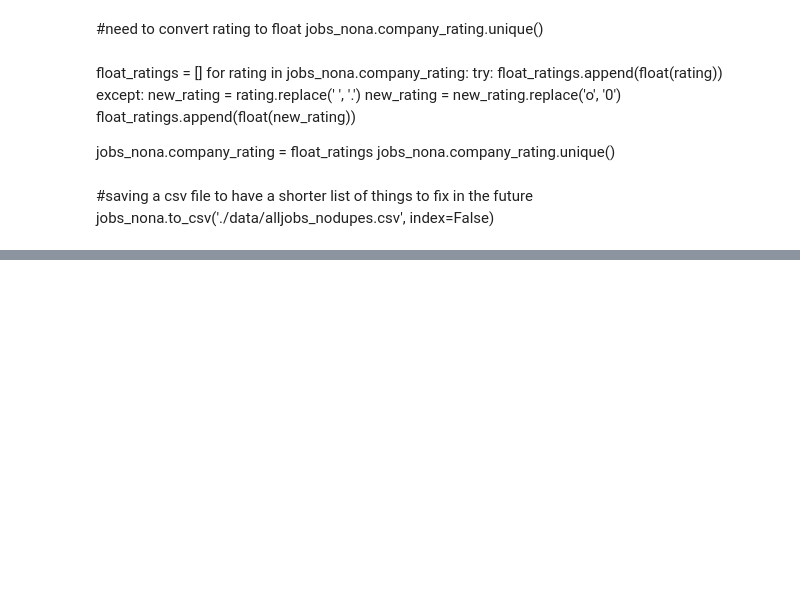
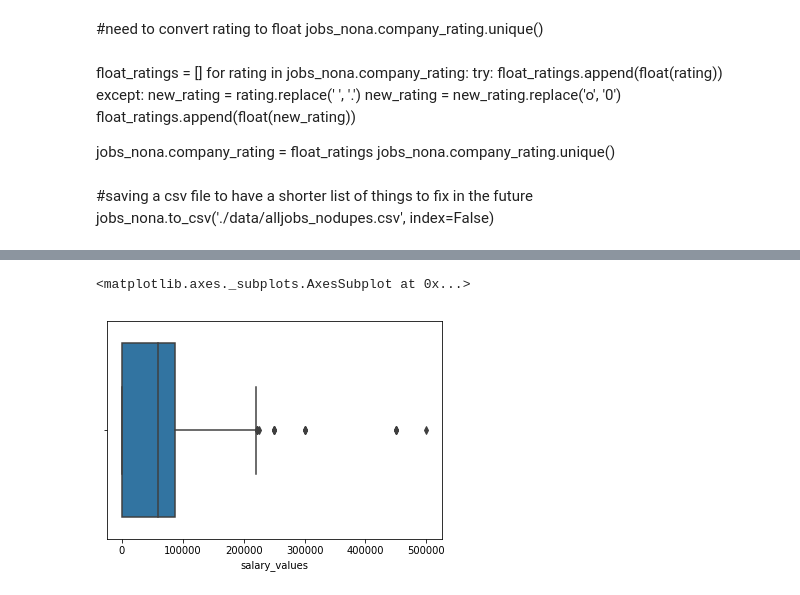
Before and after one commit to LydiaPeabody/job-description-gender-analysis, a Jupyter notebook: JD_data_cleaning.ipynb, the cells around one changed output, grey strips where cells are left out. Cells and saved outputs as stored; diff of their text form; code cells hidden in the pictures; blank space fills up the shorter version.

```diff
--- a/JD_data_cleaning.ipynb
+++ b/JD_data_cleaning.ipynb
@@ -130,0 +97,22 @@ TypeError: expected string or bytes-like object
+# %%
+from nltk.corpus import stopwords
+from nltk.tokenize import word_tokenize
+
+
+stop_words = set(stopwords.words('english'))
+# %%
+#removing nltk stop-words in each jd
+jd_no_stopwords = []
+for jd in jobs_nodupes.job_description_all_text:
+
+    translator = str.maketrans('', '', string.punctuation)
+    no_stops_jd = jd.lower()
+    no_stops_jd = jd.translate(translator)
+
+
+    word_tokens = word_tokenize(no_stops_jd)
+    filtered_jd_words = [w for w in [w.lower() for w in word_tokens] if w not in stop_words]
+
+    jd_no_stopwords.append(filtered_jd_words)
+
+jobs_nodupes['jd_no_stopwords'] = jd_no_stopwords
@@ -130,0 +125,21 @@ TypeError: expected string or bytes-like object
+# %%
+def find_salary_mean(salary_text):
+
+    """accepts a collection of strings including salary numbers
+    returns either the number in the text or the mean if multiple numbers"""
+
+    try:
+        find_numbers = re.findall('\d*', salary_text.replace(',', ''))
+        salary_values = [int(number) for number in find_numbers if number != '']
+        salary_mean = np.mean(salary_values)
+    except:
+        salary_mean = np.nan
+
+    return salary_mean
+# %%
+jobs_nodupes['salary_values'] = [find_salary_mean(salary) for salary in jobs_nodupes.salary_data_text]
+# %%
+sns.boxplot(jobs_nodupes.salary_values)
+# %% [output]
+<matplotlib.axes._subplots.AxesSubplot at 0x...>
+[figure, added]
```
Also changed, not shown: parts of 25 cells of this notebook, 4 other files.
